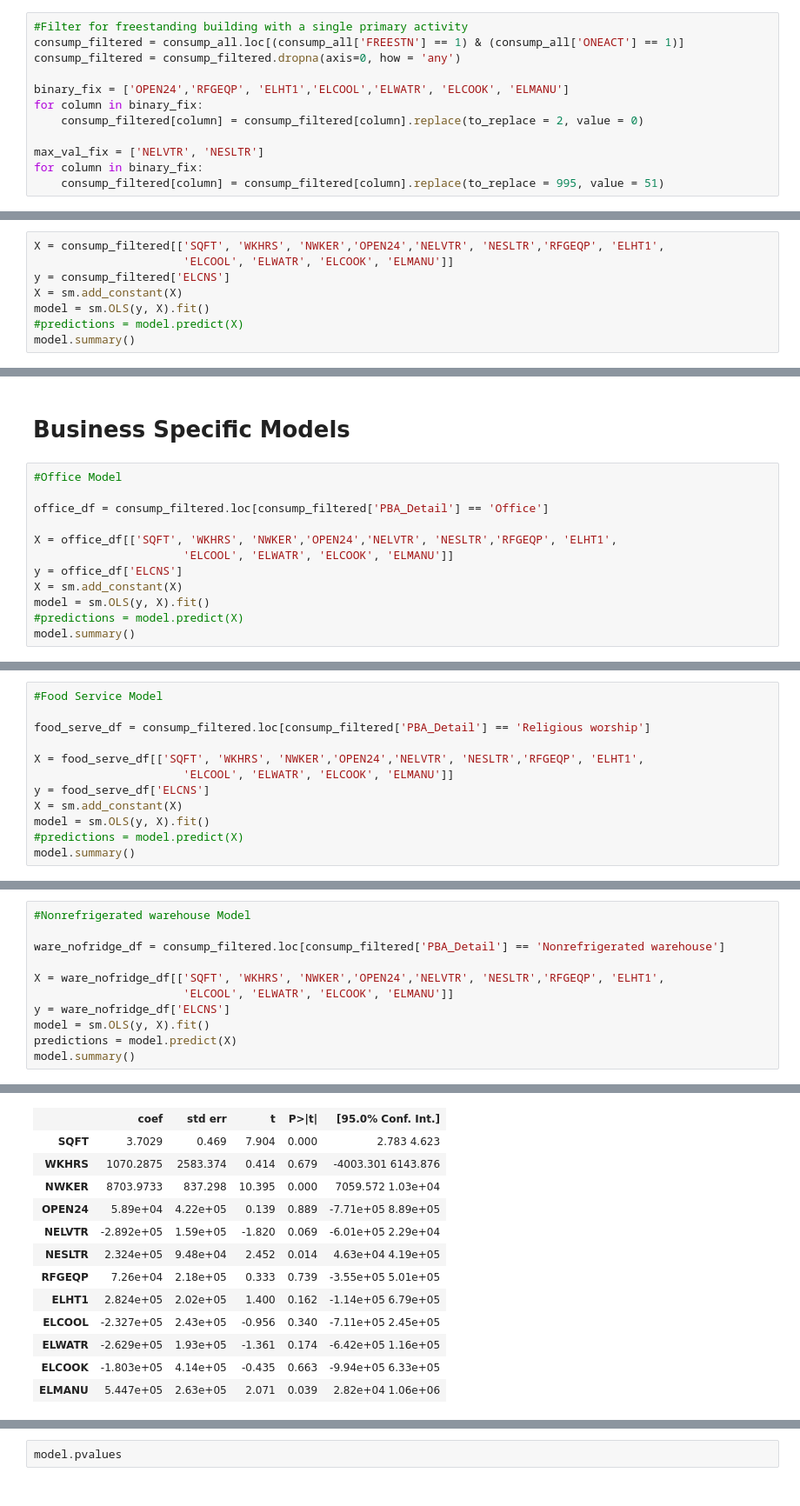
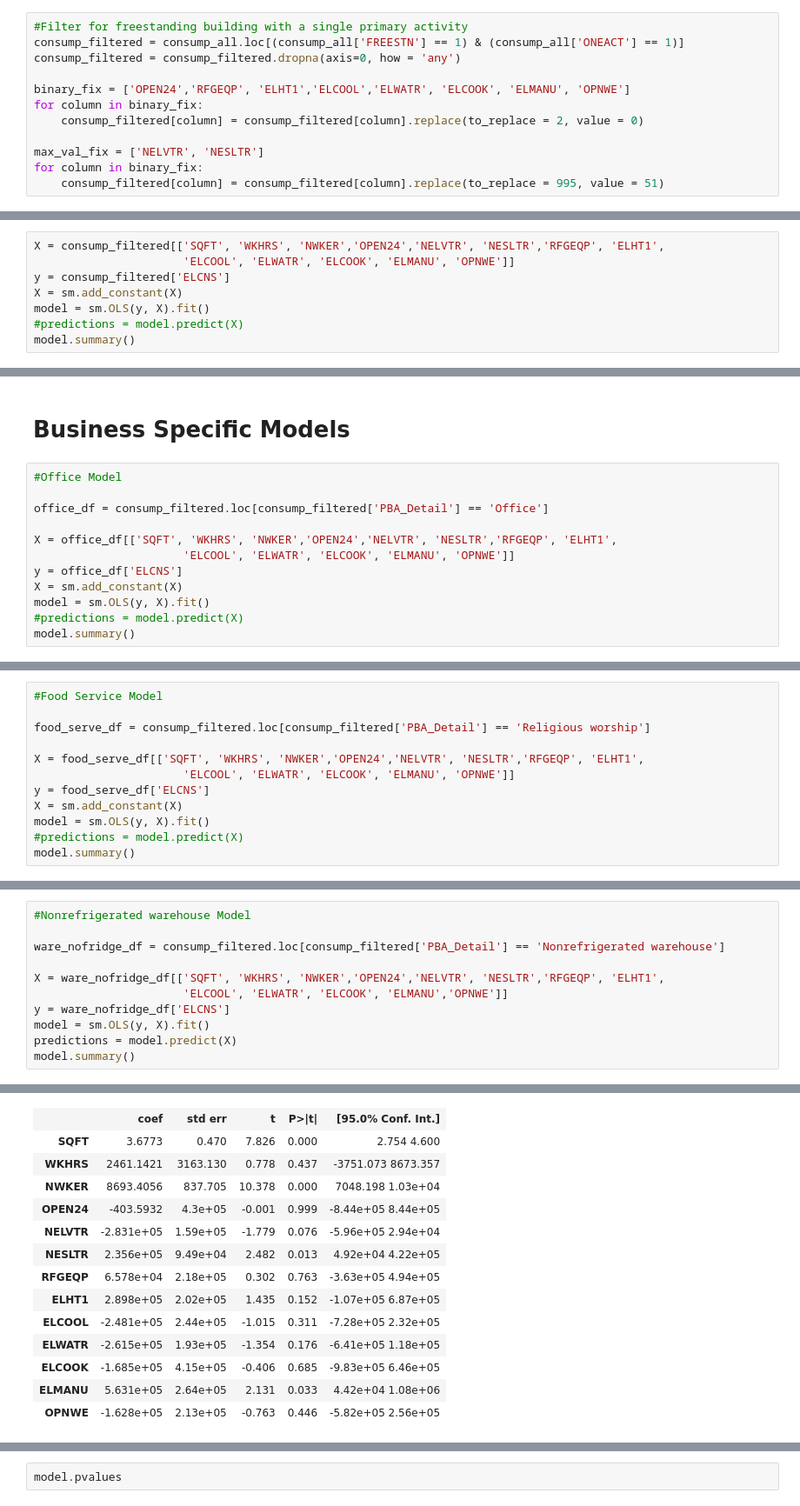
Before and after one commit to vslchumids/w210_capstone_solar, a Jupyter notebook: R/ConsumptionData/Merge_Consunption_Datasets.ipynb, the cells around one changed output, grey strips where cells are left out. Shown: that part at 87% size. Cells and saved outputs as stored; diff of their text form.

```diff
--- a/R/ConsumptionData/Merge_Consunption_Datasets.ipynb
+++ b/R/ConsumptionData/Merge_Consunption_Datasets.ipynb
@@ -93,7 +93,7 @@ consump_all['NESLTR'] = consump_all['NESLTR'].fillna(value=0)
 consump_filtered = consump_all.loc[(consump_all['FREESTN'] == 1) & (consump_all['ONEACT'] == 1)]
 consump_filtered = consump_filtered.dropna(axis=0, how = 'any')
 
-binary_fix = ['OPEN24','RFGEQP', 'ELHT1','ELCOOL','ELWATR', 'ELCOOK', 'ELMANU']
+binary_fix = ['OPEN24','RFGEQP', 'ELHT1','ELCOOL','ELWATR', 'ELCOOK', 'ELMANU', 'OPNWE']
 for column in binary_fix:
     consump_filtered[column] = consump_filtered[column].replace(to_replace = 2, value = 0)
 
@@ -112,7 +114,7 @@ Index(['PUBID', 'REGION', 'CENDIV', 'SQFT', 'PBA', 'YRCON', 'FREESTN',
       dtype='object')
 # %%
 X = consump_filtered[['SQFT', 'WKHRS', 'NWKER','OPEN24','NELVTR', 'NESLTR','RFGEQP', 'ELHT1',
-                      'ELCOOL', 'ELWATR', 'ELCOOK', 'ELMANU']]
+                      'ELCOOL', 'ELWATR', 'ELCOOK', 'ELMANU', 'OPNWE']]
 y = consump_filtered['ELCNS']
 X = sm.add_constant(X)
 model = sm.OLS(y, X).fit()
@@ -177,7 +158,7 @@ consump_filtered.groupby('PBA_Detail').sum()
 office_df = consump_filtered.loc[consump_filtered['PBA_Detail'] == 'Office']
 
 X = office_df[['SQFT', 'WKHRS', 'NWKER','OPEN24','NELVTR', 'NESLTR','RFGEQP', 'ELHT1',
-                      'ELCOOL', 'ELWATR', 'ELCOOK', 'ELMANU']]
+                      'ELCOOL', 'ELWATR', 'ELCOOK', 'ELMANU', 'OPNWE']]
 y = office_df['ELCNS']
 X = sm.add_constant(X)
 model = sm.OLS(y, X).fit()
@@ -218,7 +200,7 @@ OLS Regression Results
 food_serve_df = consump_filtered.loc[consump_filtered['PBA_Detail'] == 'Religious worship']
 
 X = food_serve_df[['SQFT', 'WKHRS', 'NWKER','OPEN24','NELVTR', 'NESLTR','RFGEQP', 'ELHT1',
-                      'ELCOOL', 'ELWATR', 'ELCOOK', 'ELMANU']]
+                      'ELCOOL', 'ELWATR', 'ELCOOK', 'ELMANU', 'OPNWE']]
 y = food_serve_df['ELCNS']
 X = sm.add_constant(X)
 model = sm.OLS(y, X).fit()
@@ -259,7 +242,7 @@ OLS Regression Results
 ware_nofridge_df = consump_filtered.loc[consump_filtered['PBA_Detail'] == 'Nonrefrigerated warehouse']
 
 X = ware_nofridge_df[['SQFT', 'WKHRS', 'NWKER','OPEN24','NELVTR', 'NESLTR','RFGEQP', 'ELHT1',
-                      'ELCOOL', 'ELWATR', 'ELCOOK', 'ELMANU']]
+                      'ELCOOL', 'ELWATR', 'ELCOOK', 'ELMANU','OPNWE']]
 y = ware_nofridge_df['ELCNS']
 model = sm.OLS(y, X).fit()
 predictions = model.predict(X)
@@ -277,14 +260,15 @@ OLS Regression Results
 | Covariance Type: | nonrobust |  |  |
 |  | coef | std err | t | P>|t| | [95.0% Conf. Int.] |
-| SQFT | 3.7029 | 0.469 | 7.904 | 0.000 | 2.783 4.623 |
-| WKHRS | 1070.2875 | 2583.374 | 0.414 | 0.679 | -4003.301 6143.876 |
-| NWKER | 8703.9733 | 837.298 | 10.395 | 0.000 | 7059.572 1.03e+04 |
-| OPEN24 | 5.89e+04 | 4.22e+05 | 0.139 | 0.889 | -7.71e+05 8.89e+05 |
-| NELVTR | -2.892e+05 | 1.59e+05 | -1.820 | 0.069 | -6.01e+05 2.29e+04 |
-| NESLTR | 2.324e+05 | 9.48e+04 | 2.452 | 0.014 | 4.63e+04 4.19e+05 |
-| RFGEQP | 7.26e+04 | 2.18e+05 | 0.333 | 0.739 | -3.55e+05 5.01e+05 |
-| ELHT1 | 2.824e+05 | 2.02e+05 | 1.400 | 0.162 | -1.14e+05 6.79e+05 |
-| ELCOOL | -2.327e+05 | 2.43e+05 | -0.956 | 0.340 | -7.11e+05 2.45e+05 |
-| ELWATR | -2.629e+05 | 1.93e+05 | -1.361 | 0.174 | -6.42e+05 1.16e+05 |
-| ELCOOK | -1.803e+05 | 4.14e+05 | -0.435 | 0.663 | -9.94e+05 6.33e+05 |
-| ELMANU | 5.447e+05 | 2.63e+05 | 2.071 | 0.039 | 2.82e+04 1.06e+06 |
+| SQFT | 3.6773 | 0.470 | 7.826 | 0.000 | 2.754 4.600 |
+| WKHRS | 2461.1421 | 3163.130 | 0.778 | 0.437 | -3751.073 8673.357 |
+| NWKER | 8693.4056 | 837.705 | 10.378 | 0.000 | 7048.198 1.03e+04 |
+| OPEN24 | -403.5932 | 4.3e+05 | -0.001 | 0.999 | -8.44e+05 8.44e+05 |
+| NELVTR | -2.831e+05 | 1.59e+05 | -1.779 | 0.076 | -5.96e+05 2.94e+04 |
+| NESLTR | 2.356e+05 | 9.49e+04 | 2.482 | 0.013 | 4.92e+04 4.22e+05 |
+| RFGEQP | 6.578e+04 | 2.18e+05 | 0.302 | 0.763 | -3.63e+05 4.94e+05 |
+| ELHT1 | 2.898e+05 | 2.02e+05 | 1.435 | 0.152 | -1.07e+05 6.87e+05 |
+| ELCOOL | -2.481e+05 | 2.44e+05 | -1.015 | 0.311 | -7.28e+05 2.32e+05 |
+| ELWATR | -2.615e+05 | 1.93e+05 | -1.354 | 0.176 | -6.41e+05 1.18e+05 |
+| ELCOOK | -1.685e+05 | 4.15e+05 | -0.406 | 0.685 | -9.83e+05 6.46e+05 |
+| ELMANU | 5.631e+05 | 2.64e+05 | 2.131 | 0.033 | 4.42e+04 1.08e+06 |
+| OPNWE | -1.628e+05 | 2.13e+05 | -0.763 | 0.446 | -5.82e+05 2.56e+05 |
```
Also changed, not shown: parts of 12 cells of this notebook, 4 other files.
